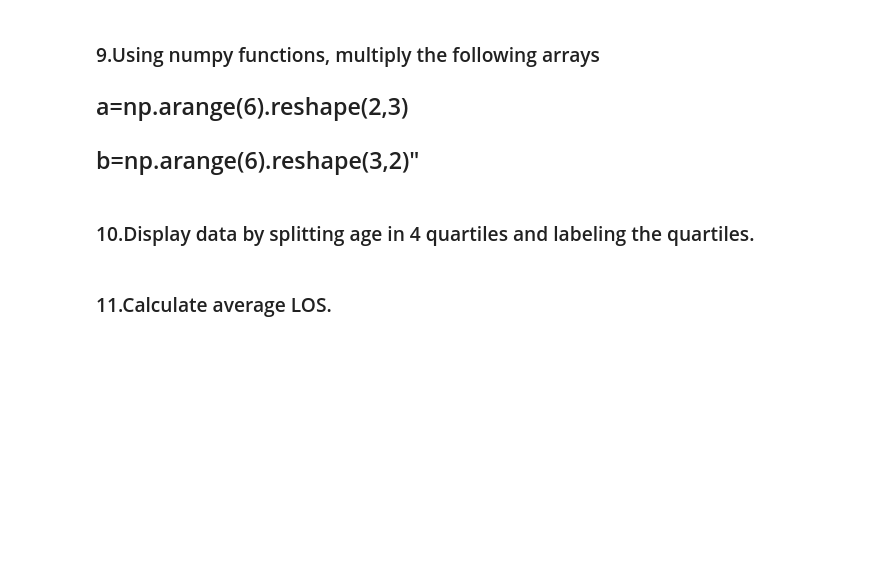
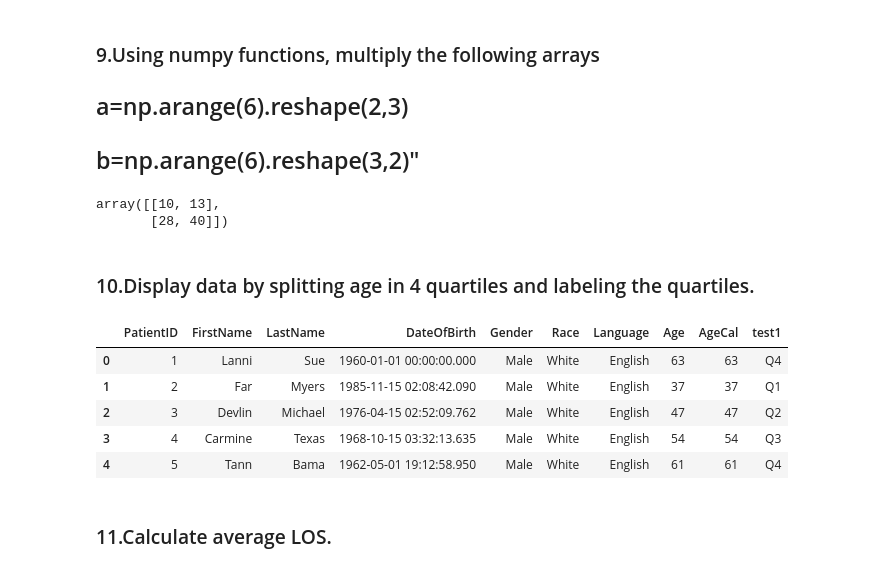
Before and after one commit to Amitha-sridhar/Py-Coders, a Jupyter notebook: PY-Coders_Lavanya.ipynb, the cells around one changed output. Saved outputs shown, nothing was run; the diff lists cells and outputs as text; code cells hidden in the pictures; blank space fills up the shorter version.

```diff
--- a/PY-Coders_Lavanya.ipynb
+++ b/PY-Coders_Lavanya.ipynb
@@ -125,8 +147,39 @@ ReasonForVisit[['PatientID','FirstName','LastName','DateOfBirth','Gender','Langu
 ### 9.Using numpy functions, multiply the following arrays
 ## a=np.arange(6).reshape(2,3)
 ## b=np.arange(6).reshape(3,2)"
+# %%
+a=np.arange(6).reshape(2,3)
+b=np.arange(6).reshape(3,2)
+#np.multiply(a, b)
+display(np.dot(a,b))
+# %% [output]
+array([[10, 13],
+       [28, 40]])
 # %% [markdown]
 ### 10.Display data by splitting age in 4 quartiles and labeling the quartiles.
+# %%
+from datetime import datetime
+from datetime import datetime, date
+def calcAge(born):
+    today = date.today()
+    return today.year - born.year - ((today.month,
+                                          today.day) < (born.month,
+                                                        born.day))
+pats['Age'] = pats['DateOfBirth'].apply(lambda x: calcAge(x))
+pats
+
+today = datetime.today()
+#calculate the dates difference to get the age
+pats["AgeCal"] = pats['DateOfBirth'].apply(lambda x: (today - x).days // 365)
+pats["test1"]=pd.qcut(pats['AgeCal'], q=4,labels=['Q1','Q2','Q3','Q4'])
+pats.head()
+# %% [output]
+|  | PatientID | FirstName | LastName | DateOfBirth | Gender | Race | Language | Age | AgeCal | test1 |
+| 0 | 1 | Lanni | Sue | 1960-01-01 00:00:00.000 | Male | White | English | 63 | 63 | Q4 |
+| 1 | 2 | Far | Myers | 1985-11-15 02:08:42.090 | Male | White | English | 37 | 37 | Q1 |
+| 2 | 3 | Devlin | Michael | 1976-04-15 02:52:09.762 | Male | White | English | 47 | 47 | Q2 |
+| 3 | 4 | Carmine | Texas | 1968-10-15 03:32:13.635 | Male | White | English | 54 | 54 | Q3 |
+| 4 | 5 | Tann | Bama | 1962-05-01 19:12:58.950 | Male | White | English | 61 | 61 | Q4 |
 # %% [markdown]
 ### 11.Calculate average LOS.
 # %%
```
Also changed, not shown: parts of 15 cells of this notebook.
